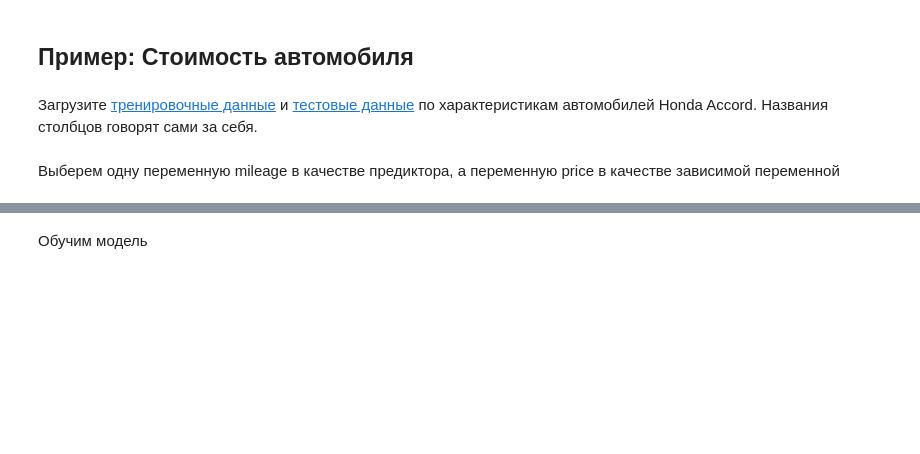
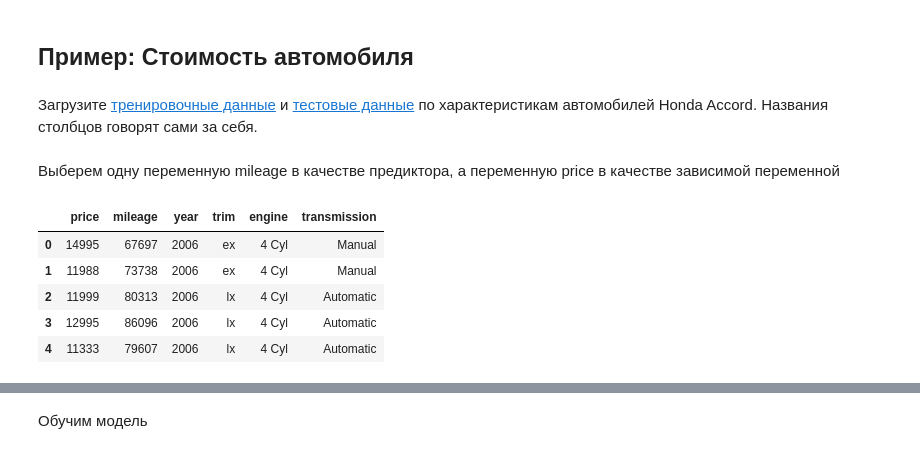
Before and after one commit to shestakoff/minor_da_2017, a Jupyter notebook: seminar5_linreg_opt.ipynb, the cells around one changed output, grey strips where cells are left out. Drawn from its saved outputs; the diff is of its cells as text; code cells hidden in the pictures; blank space fills up the shorter version.

```diff
--- a/seminar5_linreg_opt.ipynb
+++ b/seminar5_linreg_opt.ipynb
@@ -46,0 +45,9 @@ df_test = pd.read_csv('http://bit.ly/IYPHrK')
+# %%
+df_train.head()
+# %% [output]
+|  | price | mileage | year | trim | engine | transmission |
+| 0 | 14995 | 67697 | 2006 | ex | 4 Cyl | Manual |
+| 1 | 11988 | 73738 | 2006 | ex | 4 Cyl | Manual |
+| 2 | 11999 | 80313 | 2006 | lx | 4 Cyl | Automatic |
+| 3 | 12995 | 86096 | 2006 | lx | 4 Cyl | Automatic |
+| 4 | 11333 | 79607 | 2006 | lx | 4 Cyl | Automatic |
```
Also changed, not shown: parts of 15 cells of this notebook, 4 other files.
